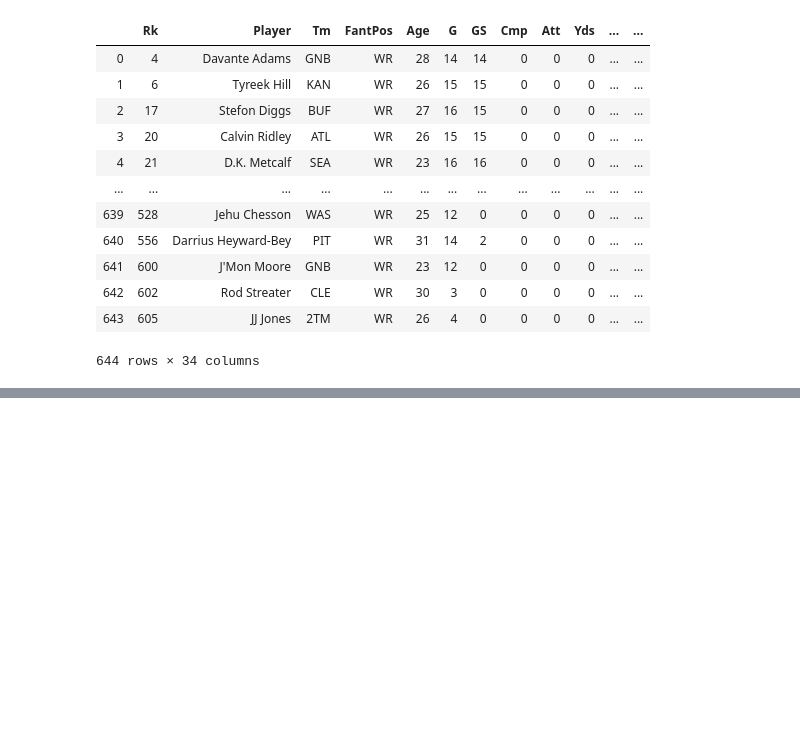
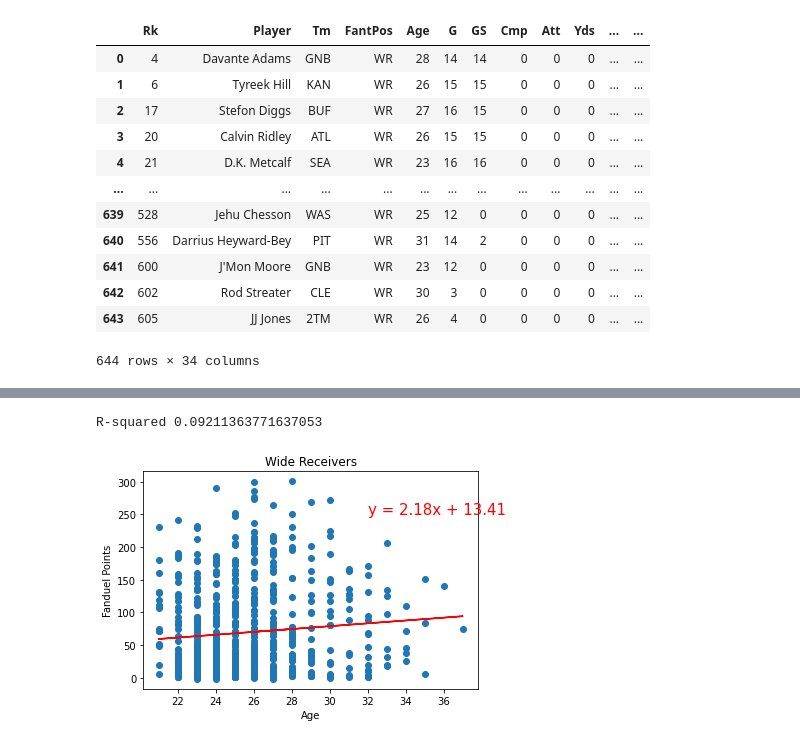
Before and after one commit to rickshev/fantasy-football, a Jupyter notebook: Untitled.ipynb, the cells around one changed output, grey strips where cells are left out. Saved outputs shown, nothing was run; the diff lists cells and outputs as text; code cells hidden in the pictures; blank space fills up the shorter version.

```diff
--- a/Untitled.ipynb
+++ b/Untitled.ipynb
@@ -170,0 +269,22 @@ te1 = pd.merge(te20, te19, )
+# %%
+# WR age vs Fanduel points with regression
+x = wr["Age"]
+y = wr["FDPt"]
+
+(slope, intercept, rvalue, pvalue, stderr) = linregress(x, y)
+
+regress_values = x * slope + intercept
+
+line_eq = "y = " + str(round(slope,2)) + "x + " + str(round(intercept,2))
+
+plt.scatter(x,y)
+plt.plot(x,regress_values,"r-")
+plt.annotate(line_eq,(32,250),fontsize=15,color="red")
+plt.xlabel("Age")
+plt.ylabel("Fanduel Points")
+plt.title("Wide Receivers")
+print(f"R-squared {rvalue}")
+plt.show()
+# %% [output]
+R-squared 0.09211363771637053
+[figure, added]
```
Also changed, not shown: parts of 12 cells of this notebook.
